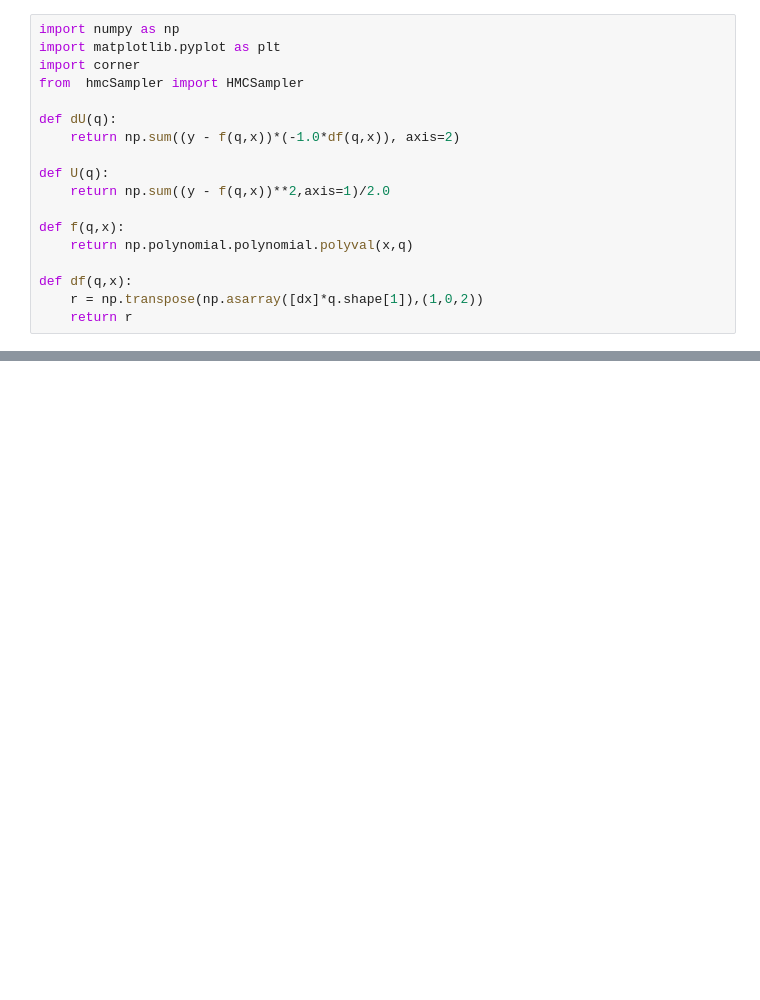
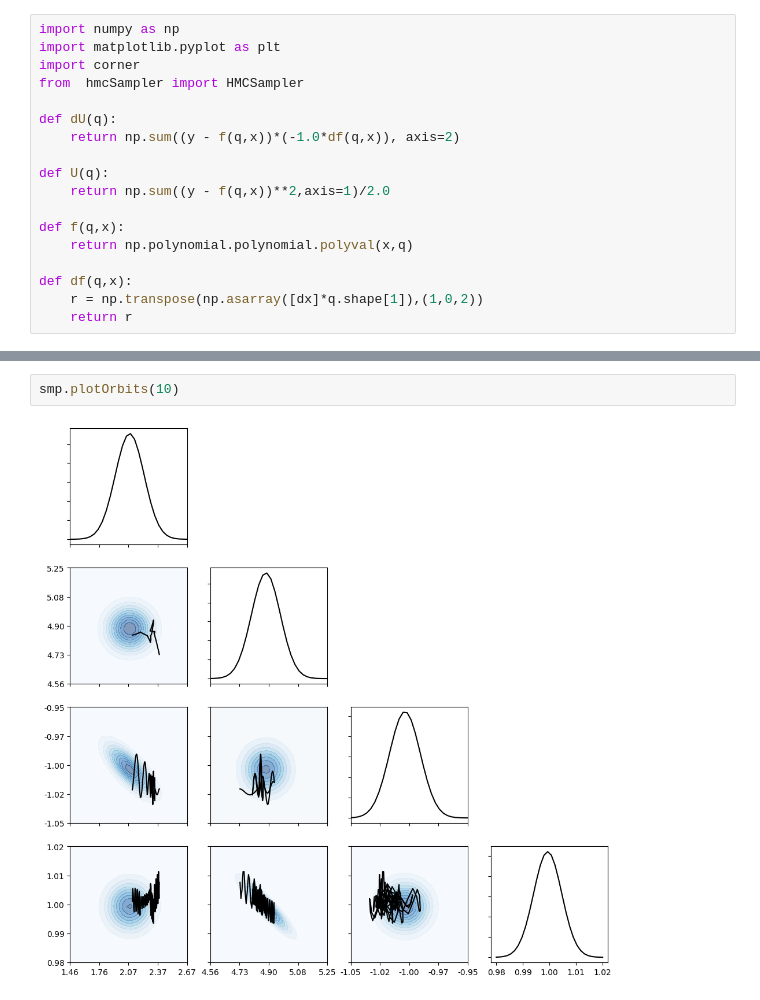
Before and after one commit to dylannpaterson/HMC, a Jupyter notebook: example.ipynb, the cells around one changed output, grey strips where cells are left out. Saved outputs shown, nothing was run; the diff lists cells and outputs as text; blank space fills up the shorter version.

```diff
--- a/example.ipynb
+++ b/example.ipynb
@@ -95,0 +58,4 @@ array([1.93529513, 1.95530707, 1.97417903, 1.99172228, 2.0077614 ,
+# %%
+smp.plotOrbits(10)
+# %% [output]
+[figure, added]
```
Also changed, not shown: parts of 6 cells of this notebook, 1 other file.
